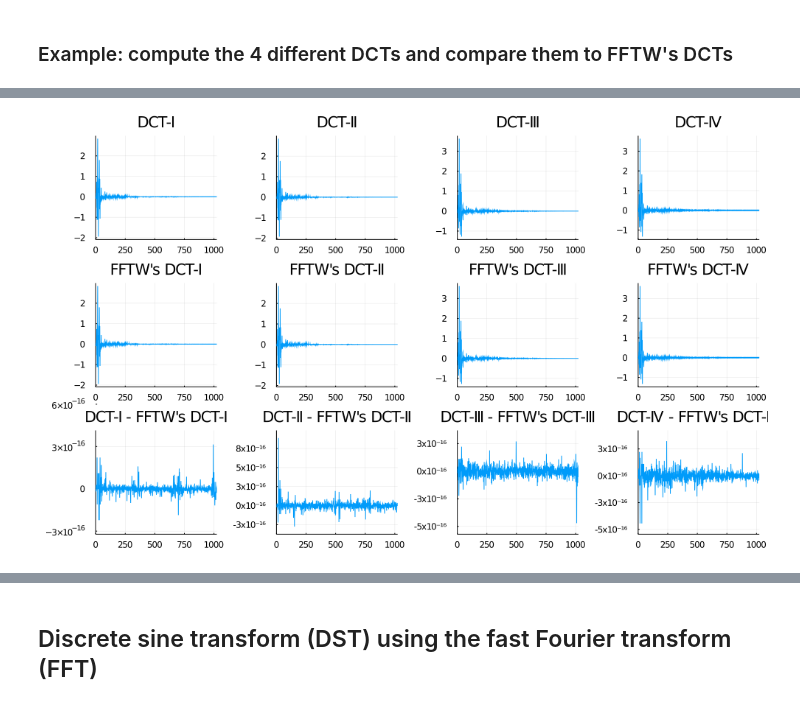
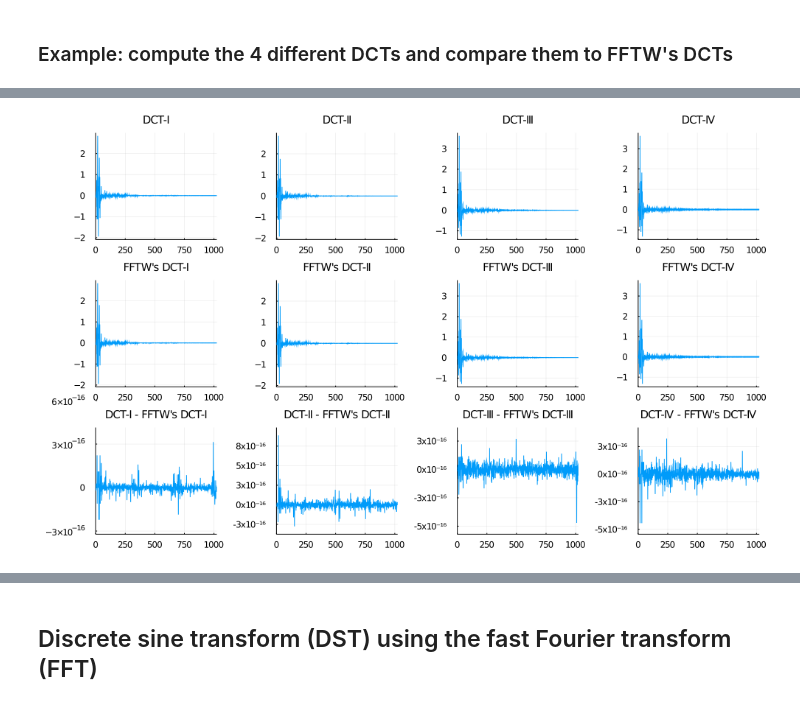
Before and after one commit to zafarrafii/Zaf-Julia, a Jupyter notebook: examples.ipynb, the cells around one changed output, grey strips where cells are left out. Cells and saved outputs as stored; diff of their text form; code cells hidden in the pictures.

```diff
--- a/examples.ipynb
+++ b/examples.ipynb
@@ -362,18 +360,18 @@ using FFTW
 using Plots
 
 # Read the audio signal with its sampling frequency in Hz, and average it over its channels
-audio_signal, sampling_frequency = wavread("audio_file.wav");
-audio_signal = mean(audio_signal, dims=2);
+audio_signal, sampling_frequency = wavread("audio_file.wav")
+audio_signal = mean(audio_signal, dims=2)
 
 # Get an audio segment for a given window length
-window_length = 1024;
-audio_segment = audio_signal[1:window_length];
+window_length = 1024
+audio_segment = audio_signal[1:window_length]
 
 # Compute the DCT-I, II, III, and IV
-audio_dct1 = zaf.dct(audio_segment, 1);
-audio_dct2 = zaf.dct(audio_segment, 2);
-audio_dct3 = zaf.dct(audio_segment, 3);
-audio_dct4 = zaf.dct(audio_segment, 4);
+audio_dct1 = zaf.dct(audio_segment, 1)
+audio_dct2 = zaf.dct(audio_segment, 2)
+audio_dct3 = zaf.dct(audio_segment, 3)
+audio_dct4 = zaf.dct(audio_segment, 4)
 
 # Compute FFTW's DCT-I, II, III, and IV (orthogonalized)
 audio_segment2 = copy(audio_segment)
@@ -395,20 +393,20 @@ fftw_dct4 = FFTW.r2r(audio_segment, FFTW.REDFT11)
 fftw_dct4 = fftw_dct4/2 * sqrt(2/window_length)
 
 # Plot the DCT-I, II, III, and IV, FFTW's versions, and their differences (using yformatter because of precision issue in ticks)
-dct1_plot = plot(audio_dct1, title="DCT-I");
-dct2_plot = plot(audio_dct2, title="DCT-II");
-dct3_plot = plot(audio_dct3, title="DCT-III");
-dct4_plot = plot(audio_dct4, title="DCT-IV");
-dct1_plot2 = plot(audio_dct1, title="FFTW's DCT-I");
-dct2_plot2 = plot(audio_dct2, title="FFTW's DCT-II");
-dct3_plot2 = plot(audio_dct3, title="FFTW's DCT-III");
-dct4_plot2 = plot(audio_dct4, title="FFTW's DCT-IV");
-diff1_plot = plot(audio_dct1-fftw_dct1, title="DCT-I - FFTW's DCT-I");
-diff2_plot = plot(audio_dct2-fftw_dct2, title="DCT-II - FFTW's DCT-II", yformatter = y->string(convert(Int, round(y/1e-16)),"x10⁻¹⁶"));
-diff3_plot = plot(audio_dct3-fftw_dct3, title="DCT-III - FFTW's DCT-III", yformatter = y->string(convert(Int, round(y/1e-16)),"x10⁻¹⁶"));
-diff4_plot = plot(audio_dct4-fftw_dct4, title="DCT-IV - FFTW's DCT-IV", yformatter = y->string(convert(Int, round(y/1e-16)),"x10⁻¹⁶"));
+dct1_plot = plot(audio_dct1, title = "DCT-I");
+dct2_plot = plot(audio_dct2, title = "DCT-II");
+dct3_plot = plot(audio_dct3, title = "DCT-III");
+dct4_plot = plot(audio_dct4, title = "DCT-IV");
+dct1_plot2 = plot(audio_dct1, title = "FFTW's DCT-I");
+dct2_plot2 = plot(audio_dct2, title = "FFTW's DCT-II");
+dct3_plot2 = plot(audio_dct3, title = "FFTW's DCT-III");
+dct4_plot2 = plot(audio_dct4, title = "FFTW's DCT-IV");
+diff1_plot = plot(audio_dct1-fftw_dct1, title = "DCT-I - FFTW's DCT-I");
+diff2_plot = plot(audio_dct2-fftw_dct2, title = "DCT-II - FFTW's DCT-II", yformatter = y->string(convert(Int, round(y/1e-16)),"x10⁻¹⁶"));
+diff3_plot = plot(audio_dct3-fftw_dct3, title = "DCT-III - FFTW's DCT-III", yformatter = y->string(convert(Int, round(y/1e-16)),"x10⁻¹⁶"));
+diff4_plot = plot(audio_dct4-fftw_dct4, title = "DCT-IV - FFTW's DCT-IV", yformatter = y->string(convert(Int, round(y/1e-16)),"x10⁻¹⁶"));
 plot(dct1_plot, dct2_plot, dct3_plot, dct4_plot, dct1_plot2, dct2_plot2, dct3_plot2, dct4_plot2,
-    diff1_plot, diff2_plot, diff3_plot, diff4_plot, xlims = (0, window_length), legend = false,
-    layout=(3,4), size = (990, 600), fmt = :png)
+    diff1_plot, diff2_plot, diff3_plot, diff4_plot, xlims = (0, window_length), legend = false, titlefont = 10,
+    layout = (3,4), size = (990, 600), fmt = :png)
 # %% [output]
 WARNING: replacing module zaf.
@@ -417,3 +413,3 @@ WARNING: replacing module zaf.
-[figure, old version]
+[figure, new version]
 ┌ Warning: No strict ticks found
 └ @ PlotUtils C:\Users\raza7002\.julia\packages\PlotUtils\3Ttrk\src\ticks.jl:283
```
Also changed, not shown: parts of 9 cells of this notebook, 3 other files.
